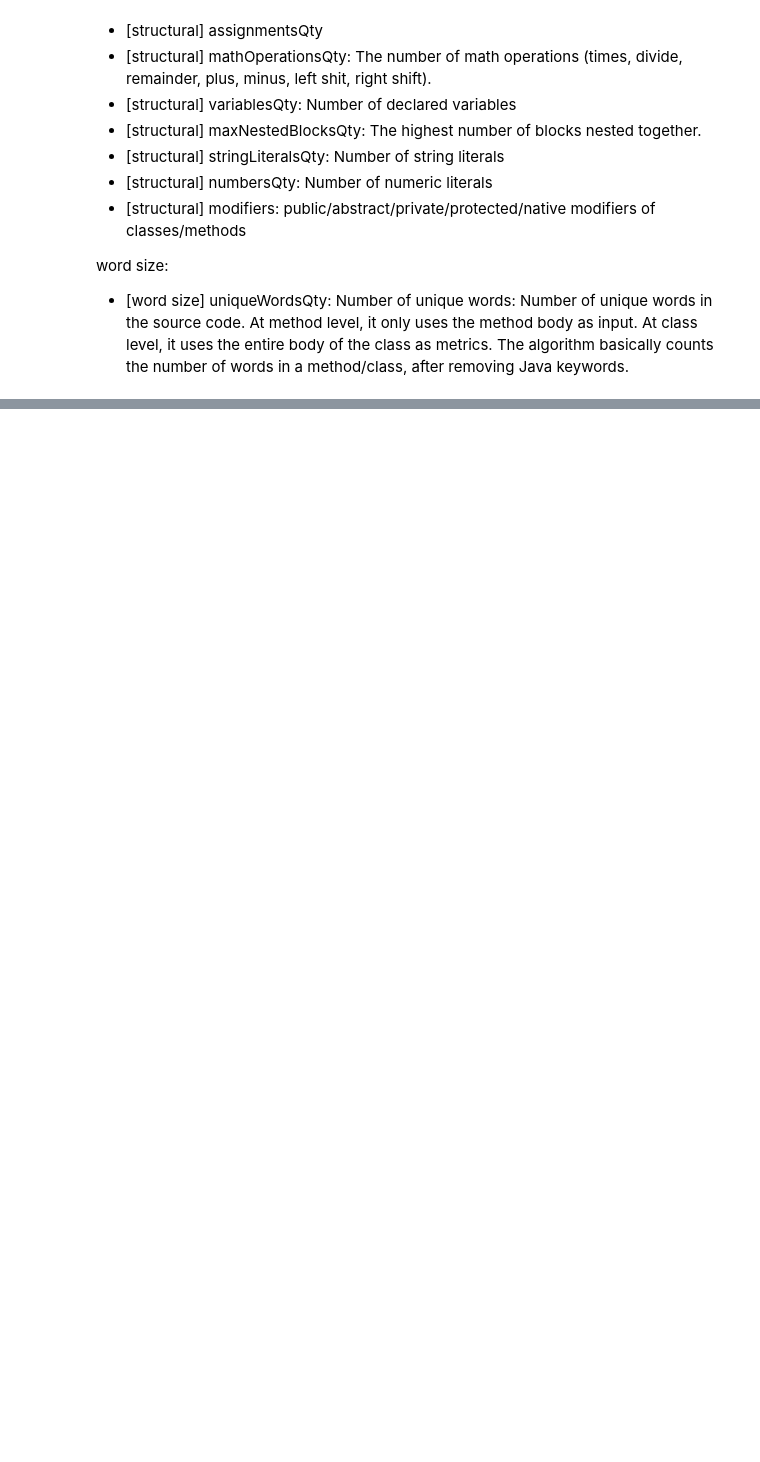
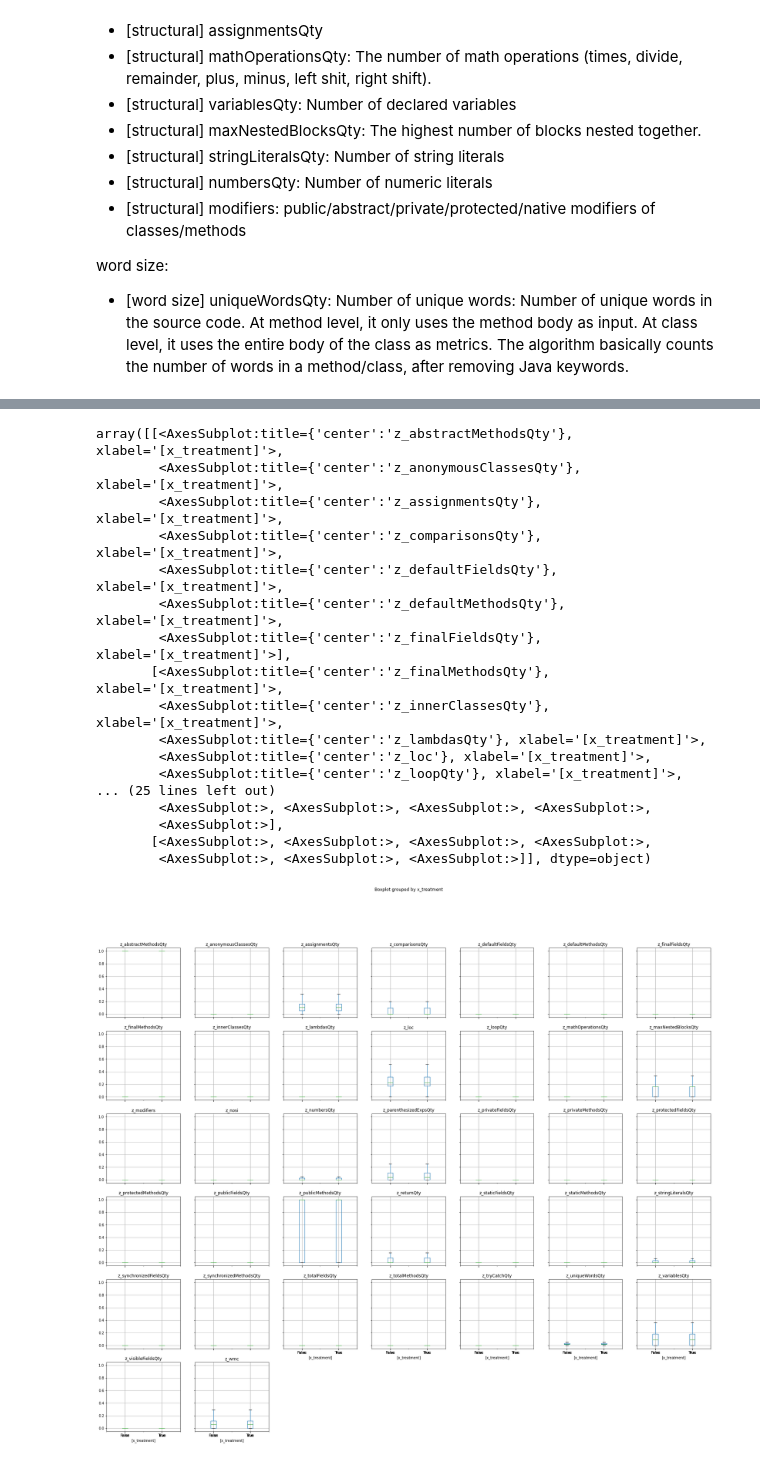
Before and after one commit to ArtificialSoftwareEngineering/InterpretingCodeGeneration, a Jupyter notebook: nbs/00_data.covariates.ipynb, the cells around one changed output, grey strips where cells are left out. Drawn from its saved outputs; the diff is of its cells as text; code cells hidden in the pictures; blank space fills up the shorter version.

Commit message:
Covariate folder updated

```diff
--- a/nbs/00_data.covariates.ipynb
+++ b/nbs/00_data.covariates.ipynb
@@ -994,0 +1010,43 @@ df_cross_v0_java_metrics.describe()
+# %%
+appropriate_columns = [   'z_wmc', 'z_totalMethodsQty', 'z_staticMethodsQty', 'z_publicMethodsQty', 'z_privateMethodsQty',
+                          'z_protectedMethodsQty', 'z_defaultMethodsQty', 'z_abstractMethodsQty', 'z_finalMethodsQty','z_synchronizedMethodsQty',
+                          'z_totalFieldsQty', 'z_staticFieldsQty', 'z_publicFieldsQty', 'z_privateFieldsQty', 'z_protectedFieldsQty',
+                          'z_defaultFieldsQty', 'z_visibleFieldsQty', 'z_finalFieldsQty', 'z_synchronizedFieldsQty',
+                          'z_nosi', 'z_loc', 'z_returnQty', 'z_loopQty', 'z_comparisonsQty', 'z_tryCatchQty', 'z_parenthesizedExpsQty',
+                          'z_stringLiteralsQty', 'z_numbersQty', 'z_assignmentsQty', 'z_mathOperationsQty', 'z_variablesQty', 'z_maxNestedBlocksQty',
+                          'z_anonymousClassesQty', 'z_innerClassesQty', 'z_lambdasQty', 'z_uniqueWordsQty', 'z_modifiers',
+                          'x_treatment'
+                      ]
+# %%
+#Normalization
+min_max_scaler = preprocessing.MinMaxScaler()
+df_cross_v1_base_scaled = pd.DataFrame(min_max_scaler.fit_transform(df_cross_v1_base[appropriate_columns[:-1]]), columns = appropriate_columns[:-1])
+# %%
+df_cross_v1_base_scaled['x_treatment'] = df_cross_v1_base.x_treatment.values
+# %%
+#second covariate by treatment
+df_cross_v1_base_scaled.boxplot(
+    by='x_treatment',
+    showfliers=False,
+    layout=(7, 7),
+    figsize = (30,30)
+)
+# %% [output]
+array([[<AxesSubplot:title={'center':'z_abstractMethodsQty'}, xlabel='[x_treatment]'>,
+        <AxesSubplot:title={'center':'z_anonymousClassesQty'}, xlabel='[x_treatment]'>,
+        <AxesSubplot:title={'center':'z_assignmentsQty'}, xlabel='[x_treatment]'>,
+        <AxesSubplot:title={'center':'z_comparisonsQty'}, xlabel='[x_treatment]'>,
+        <AxesSubplot:title={'center':'z_defaultFieldsQty'}, xlabel='[x_treatment]'>,
+        <AxesSubplot:title={'center':'z_defaultMethodsQty'}, xlabel='[x_treatment]'>,
+        <AxesSubplot:title={'center':'z_finalFieldsQty'}, xlabel='[x_treatment]'>],
+       [<AxesSubplot:title={'center':'z_finalMethodsQty'}, xlabel='[x_treatment]'>,
+        <AxesSubplot:title={'center':'z_innerClassesQty'}, xlabel='[x_treatment]'>,
+        <AxesSubplot:title={'center':'z_lambdasQty'}, xlabel='[x_treatment]'>,
+        <AxesSubplot:title={'center':'z_loc'}, xlabel='[x_treatment]'>,
+        <AxesSubplot:title={'center':'z_loopQty'}, xlabel='[x_treatment]'>,
+... (25 lines left out)
+        <AxesSubplot:>, <AxesSubplot:>, <AxesSubplot:>, <AxesSubplot:>,
+        <AxesSubplot:>],
+       [<AxesSubplot:>, <AxesSubplot:>, <AxesSubplot:>, <AxesSubplot:>,
+        <AxesSubplot:>, <AxesSubplot:>, <AxesSubplot:>]], dtype=object)
+[figure, added]
```
Also changed, not shown: parts of 64 cells of this notebook.
